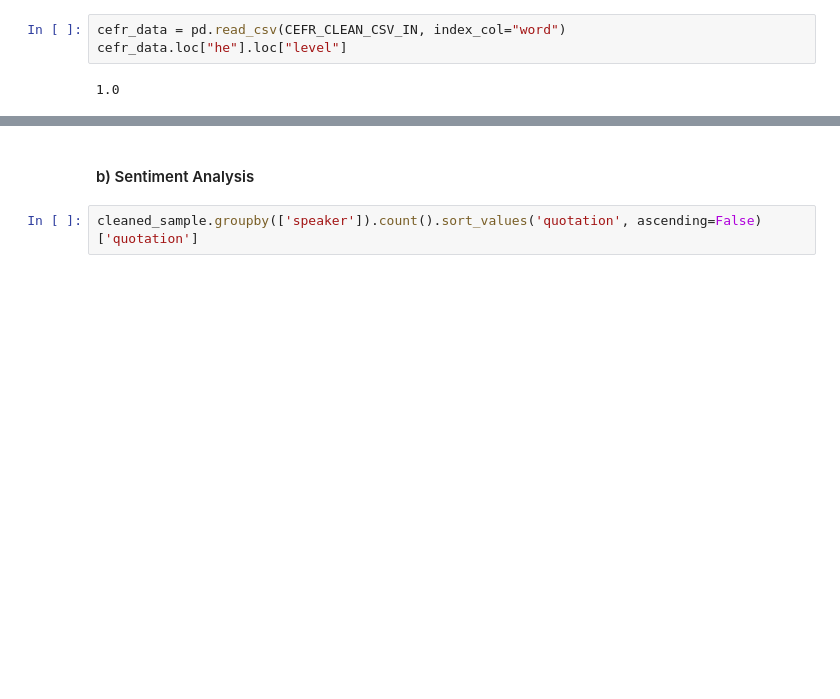
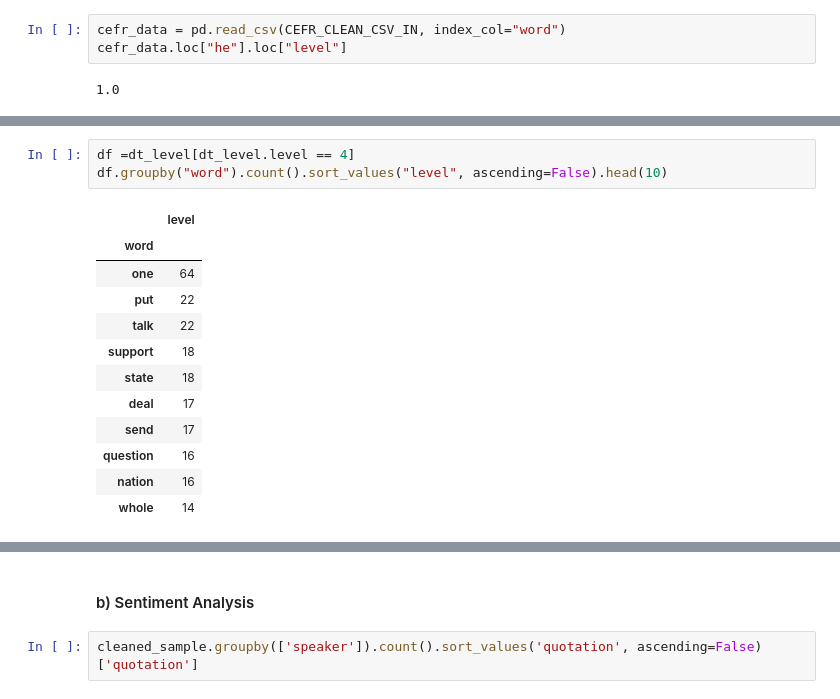
Before and after one commit to epfl-ada/ada-2021-project-radar, a Jupyter notebook: notebook.ipynb, the cells around one changed output, grey strips where cells are left out. Saved outputs shown, nothing was run; the diff lists cells and outputs as text; blank space fills up the shorter version.

```diff
--- a/notebook.ipynb
+++ b/notebook.ipynb
@@ -1108,0 +1050,16 @@ There seems to be little difference in terms of language levels, but note how ma
+# %%
+df =dt_level[dt_level.level == 4]
+df.groupby("word").count().sort_values("level", ascending=False).head(10)
+# %% [output]
+|  | level |
+| word |  |
+| one | 64 |
+| put | 22 |
+| talk | 22 |
+| support | 18 |
+| state | 18 |
+| deal | 17 |
+| send | 17 |
+| question | 16 |
+| nation | 16 |
+| whole | 14 |
```
Also changed, not shown: parts of 37 cells of this notebook.
